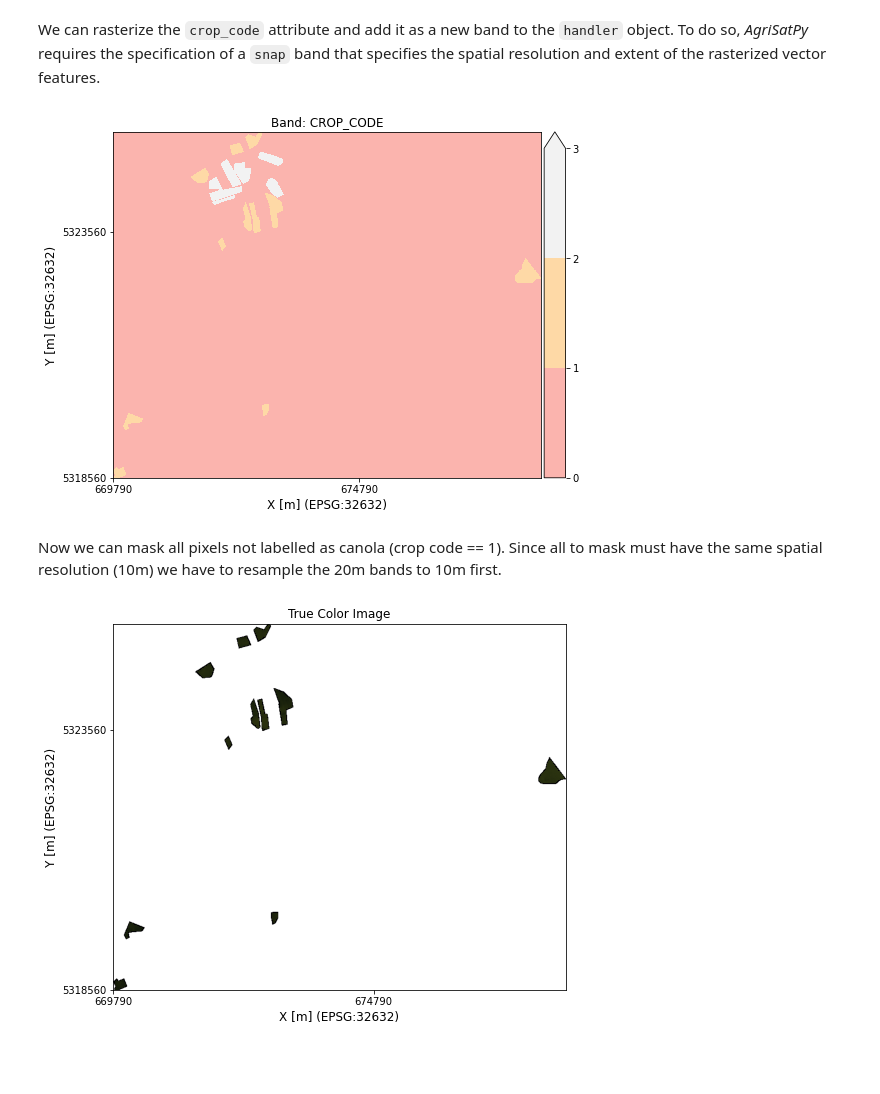
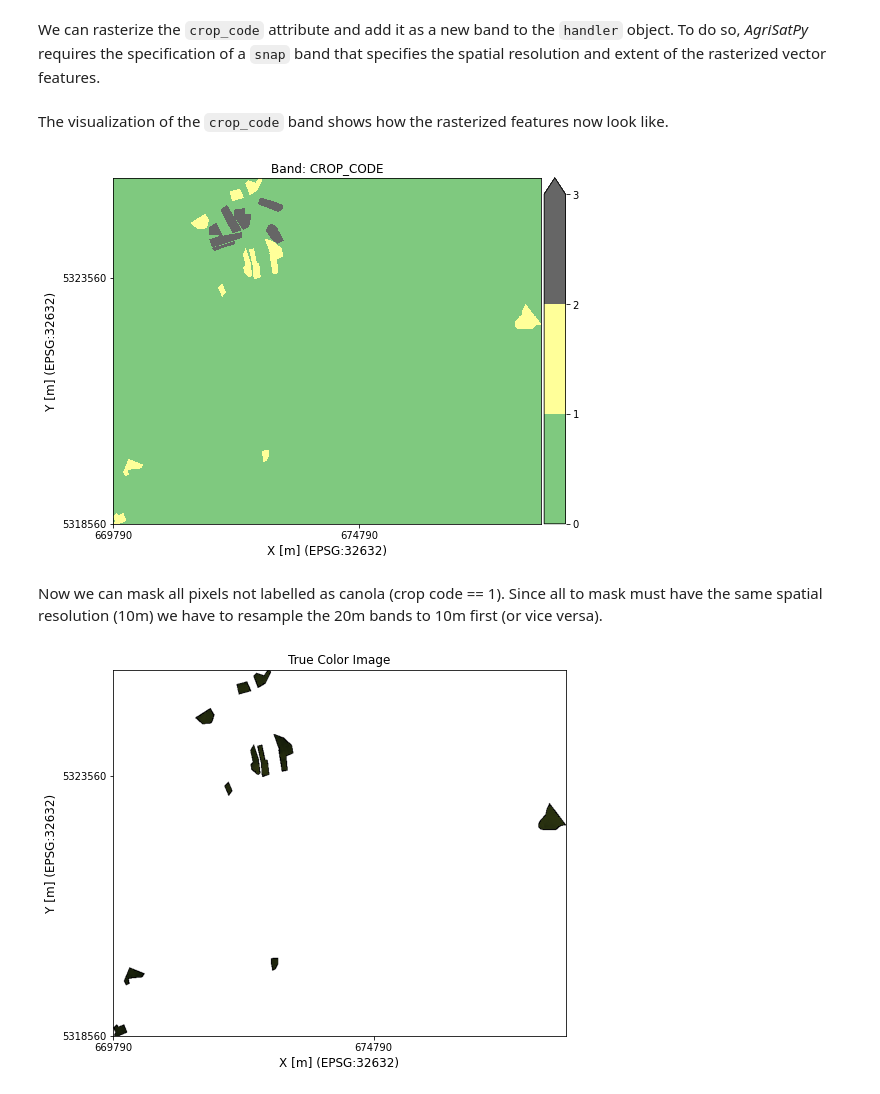
Before and after one commit to EOA-team/AgriSatPy, a Jupyter notebook: tutorial/sentinel2_field_parcel_extraction.ipynb, the cells around one changed output. Cells and saved outputs as stored; diff of their text form; code cells hidden in the pictures; blank space fills up the shorter version.

```diff
--- a/tutorial/sentinel2_field_parcel_extraction.ipynb
+++ b/tutorial/sentinel2_field_parcel_extraction.ipynb
@@ -98,12 +98,14 @@ handler.add_bands_from_vector(
     attribute_selection=['crop_code'],  # we can use any selection of numeric attributes; each attribute becomes a new raster band
     blackfill_value=0                   # here it is important to choose a value that not occurs in the data to rasterize
 )
+# %% [markdown]
+The visualization of the `crop_code` band shows how the rasterized features now look like.
 # %%
-fig_cc = handler.plot_band('crop_code', colormap='Pastel1', discrete_values=True)
+fig_cc = handler.plot_band('crop_code', colormap='Accent', discrete_values=True)
 # %% [output]
-[figure, old version]
+[figure, new version]
 # %% [markdown]
-Now we can mask all pixels not labelled as canola (crop code == 1). Since all to mask must have the same spatial resolution (10m) we have to resample the 20m bands to 10m first.
+Now we can mask all pixels not labelled as canola (crop code == 1). Since all to mask must have the same spatial resolution (10m) we have to resample the 20m bands to 10m first (or vice versa).
 # %%
 # resample to 10m first
 handler.resample(
```
Also changed, not shown: parts of 2 cells of this notebook, 7 other files.
